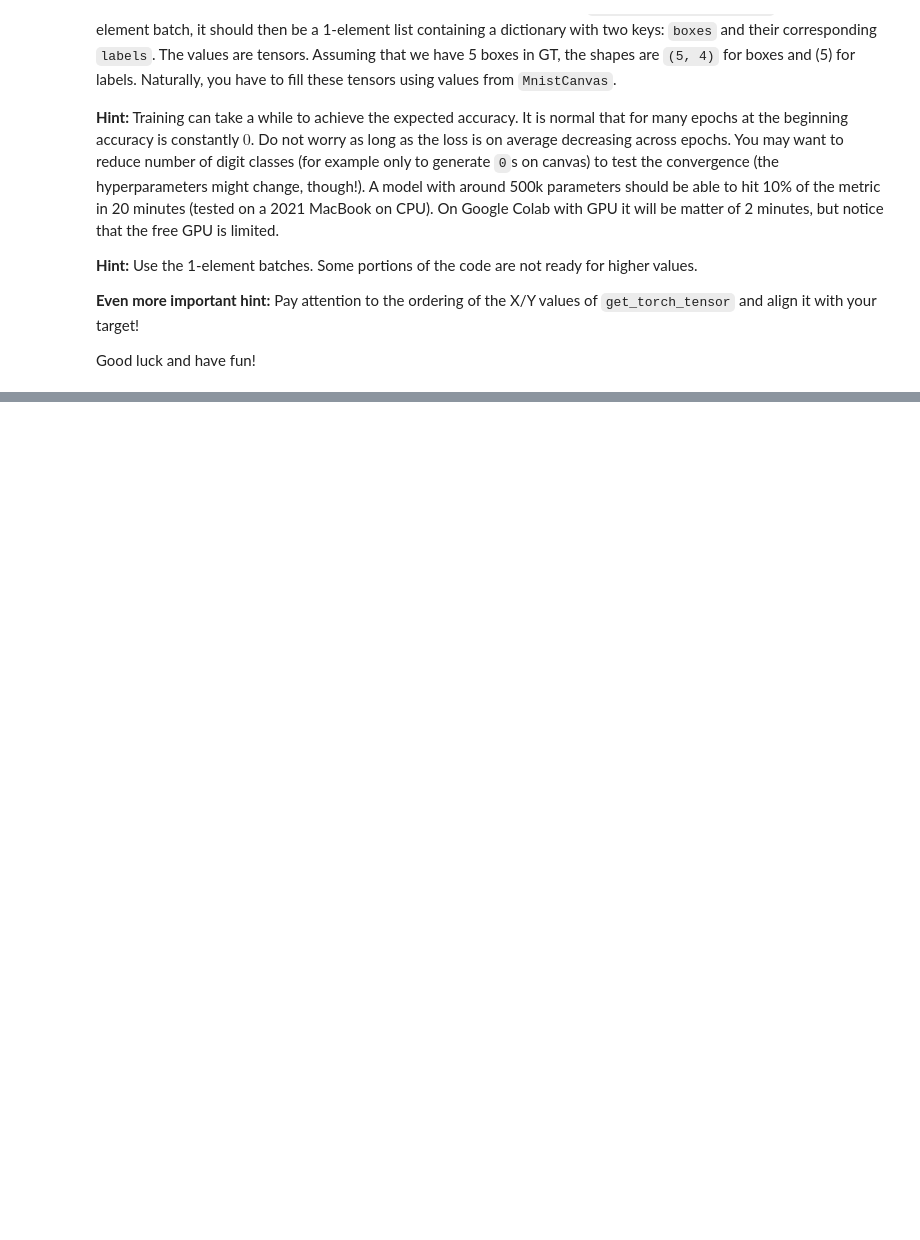
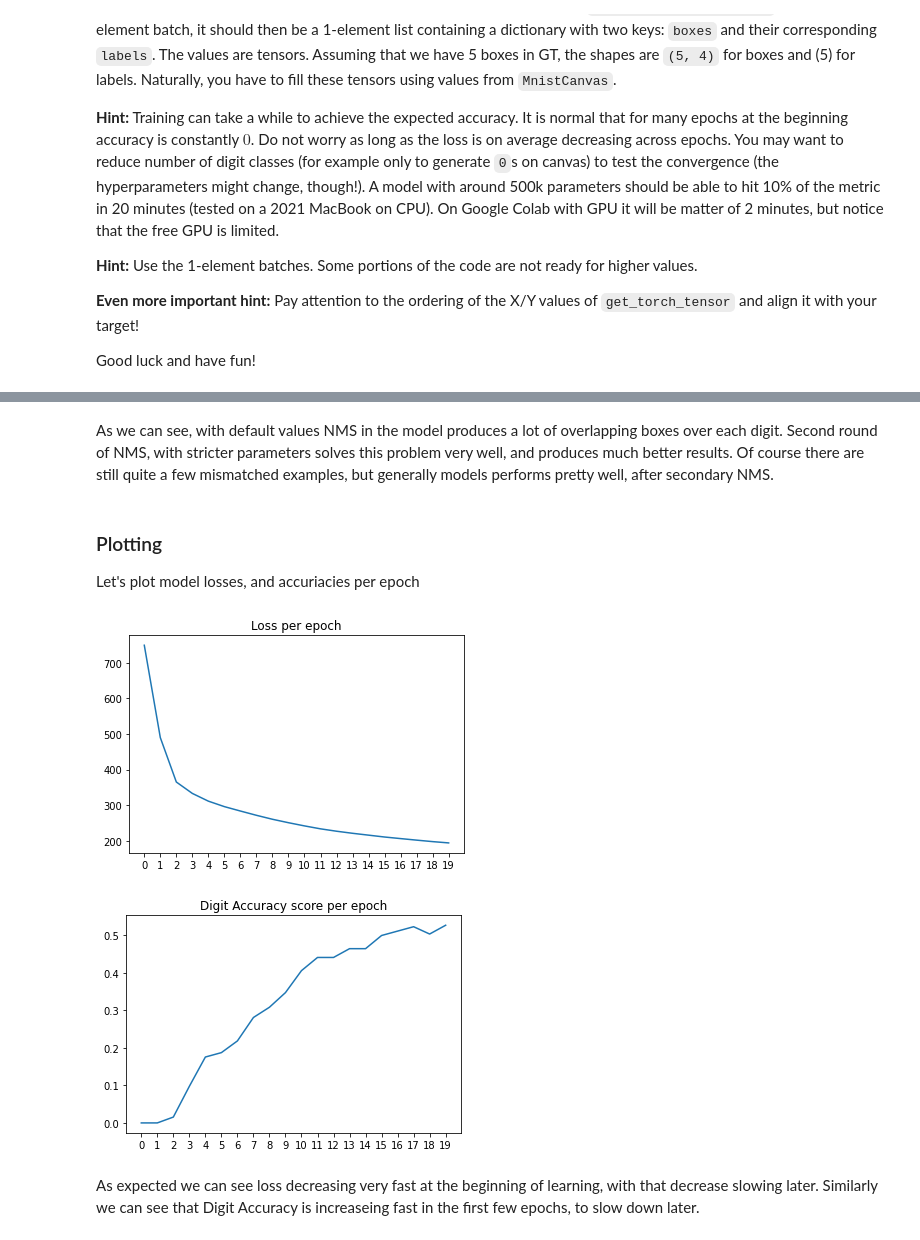
Before and after one commit to wladekpal/GSN, a Jupyter notebook: zad2/hw2_fcos_student.ipynb, the cells around one changed output, grey strips where cells are left out. Saved outputs shown, nothing was run; the diff lists cells and outputs as text; code cells hidden in the pictures; blank space fills up the shorter version.

```diff
--- a/zad2/hw2_fcos_student.ipynb
+++ b/zad2/hw2_fcos_student.ipynb
@@ -1161,0 +1235,23 @@ EPOCH  10 LOSS: 505.1507898569107
+# %% [markdown]
+As we can see, with default values NMS in the model produces a lot of overlapping boxes over each digit. Second round of NMS, with stricter parameters solves this problem very well, and produces much better results. Of course there are still quite a few mismatched examples, but generally models performs pretty well, after secondary NMS.
+# %% [markdown]
+### Plotting
+Let's plot model losses, and accuriacies per epoch
+# %%
+import matplotlib.pyplot as plt
+
+plt.plot(losses)
+plt.title("Loss per epoch")
+plt.xticks(range(0, len(losses)))
+plt.show()
+
+
+plt.plot(scores)
+plt.title("Digit Accuracy score per epoch")
+plt.xticks(range(0, len(scores)))
+plt.show()
+# %% [output]
+[figure, added]
+[figure, added]
+# %% [markdown]
+As expected we can see loss decreasing very fast at the beginning of learning, with that decrease slowing later. Similarly we can see that Digit Accuracy is increaseing fast in the first few epochs, to slow down later.
```
Also changed, not shown: parts of 12 cells of this notebook.
